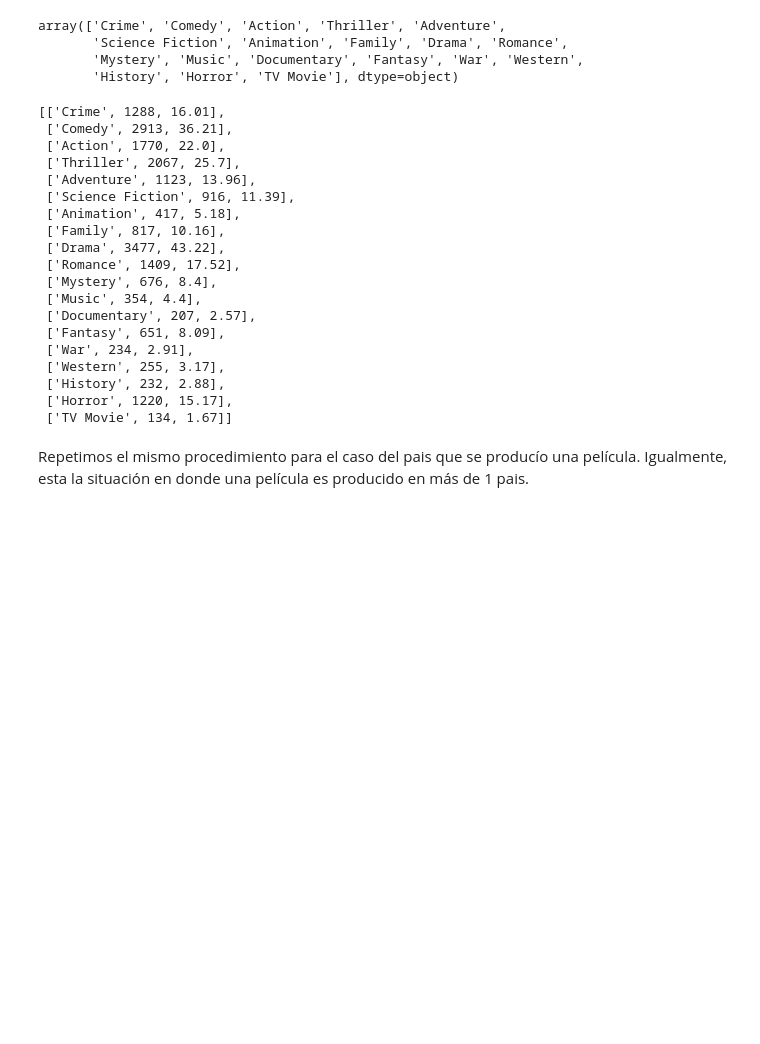
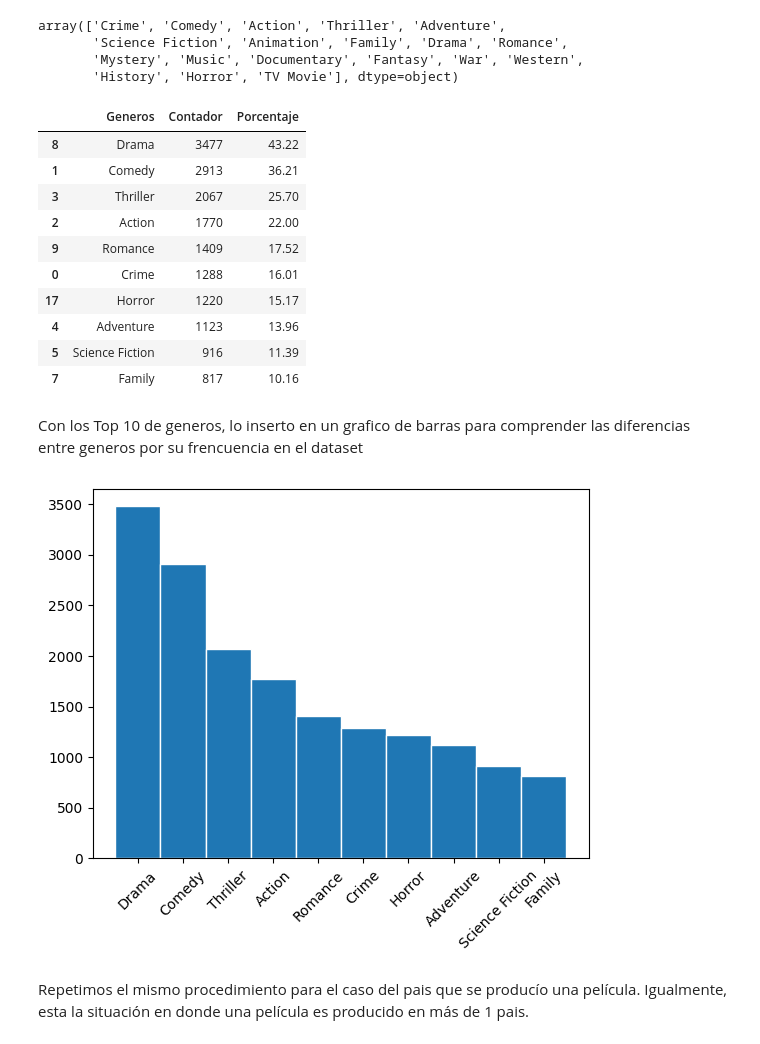
Before and after one commit to vicho-bece/Python-Data-Analytics, a Jupyter notebook: Movie_rating/movie_rate.ipynb, the cells around one changed output. Saved outputs shown, nothing was run; the diff lists cells and outputs as text; code cells hidden in the pictures; blank space fills up the shorter version.

```diff
--- a/Movie_rating/movie_rate.ipynb
+++ b/Movie_rating/movie_rate.ipynb
@@ -109,35 +112,47 @@ array(['Crime', 'Comedy', 'Action', 'Thriller', 'Adventure',
        'Mystery', 'Music', 'Documentary', 'Fantasy', 'War', 'Western',
        'History', 'Horror', 'TV Movie'], dtype=object)
 # %%
-genre_stat = []
+genre_stat = pd.DataFrame(columns=['Generos', 'Contador', 'Porcentaje'])
+
 total = len(data)
 for genre in generos:
 
     count = int(data['genres'].str.contains(genre, na=False).sum())
     percent = round((count / total) * 100, 2)
-    genre_stat.append([genre, count, percent])
 
-genre_stat
+    genre_stat.loc[len(genre_stat)] = {'Generos': genre, 'Contador': count, 'Porcentaje': percent}
+
+# Ordeno la lista por el número de menciones, orden descendiente
+genre_stat.sort_values(by='Contador', inplace=True, ascending=False)
+
+# Obtengo el Top 10 de los generos con más menciones en el dataset
+top10_genres = genre_stat[:10]
+top10_genres
 # %% [output]
-[['Crime', 1288, 16.01],
- ['Comedy', 2913, 36.21],
- ['Action', 1770, 22.0],
- ['Thriller', 2067, 25.7],
- ['Adventure', 1123, 13.96],
- ['Science Fiction', 916, 11.39],
- ['Animation', 417, 5.18],
- ['Family', 817, 10.16],
- ['Drama', 3477, 43.22],
- ['Romance', 1409, 17.52],
- ['Mystery', 676, 8.4],
- ['Music', 354, 4.4],
- ['Documentary', 207, 2.57],
- ['Fantasy', 651, 8.09],
- ['War', 234, 2.91],
- ['Western', 255, 3.17],
- ['History', 232, 2.88],
- ['Horror', 1220, 15.17],
- ['TV Movie', 134, 1.67]]
+|  | Generos | Contador | Porcentaje |
+| 8 | Drama | 3477 | 43.22 |
+| 1 | Comedy | 2913 | 36.21 |
+| 3 | Thriller | 2067 | 25.70 |
+| 2 | Action | 1770 | 22.00 |
+| 9 | Romance | 1409 | 17.52 |
+| 0 | Crime | 1288 | 16.01 |
+| 17 | Horror | 1220 | 15.17 |
+| 4 | Adventure | 1123 | 13.96 |
+| 5 | Science Fiction | 916 | 11.39 |
+| 7 | Family | 817 | 10.16 |
+# %% [markdown]
+Con los Top 10 de generos, lo inserto en un grafico de barras para comprender las diferencias entre generos por su frencuencia en el dataset
+# %%
+x = top10_genres['Generos']
+y = top10_genres['Contador']
+
+fig, ax = plt.subplots()
+ax.bar(x, y, width=1, edgecolor="#FFFFFF", linewidth=1)
+plt.xticks(rotation=45)
+
+plt.show()
+# %% [output]
+[figure, added]
 # %% [markdown]
 Repetimos el mismo procedimiento para el caso del pais que se producío una película. Igualmente, esta la situación en donde una película es producido en más de 1 pais.
 # %%
```
Also changed, not shown: parts of 11 cells of this notebook, 1 other file.
